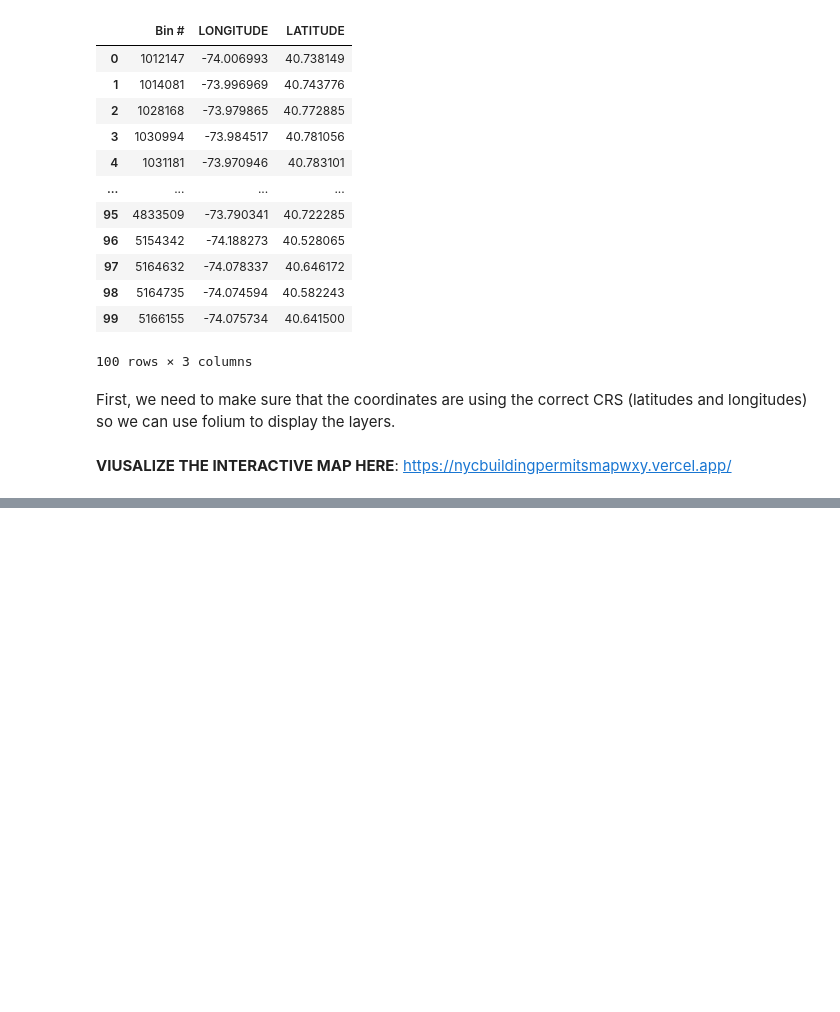
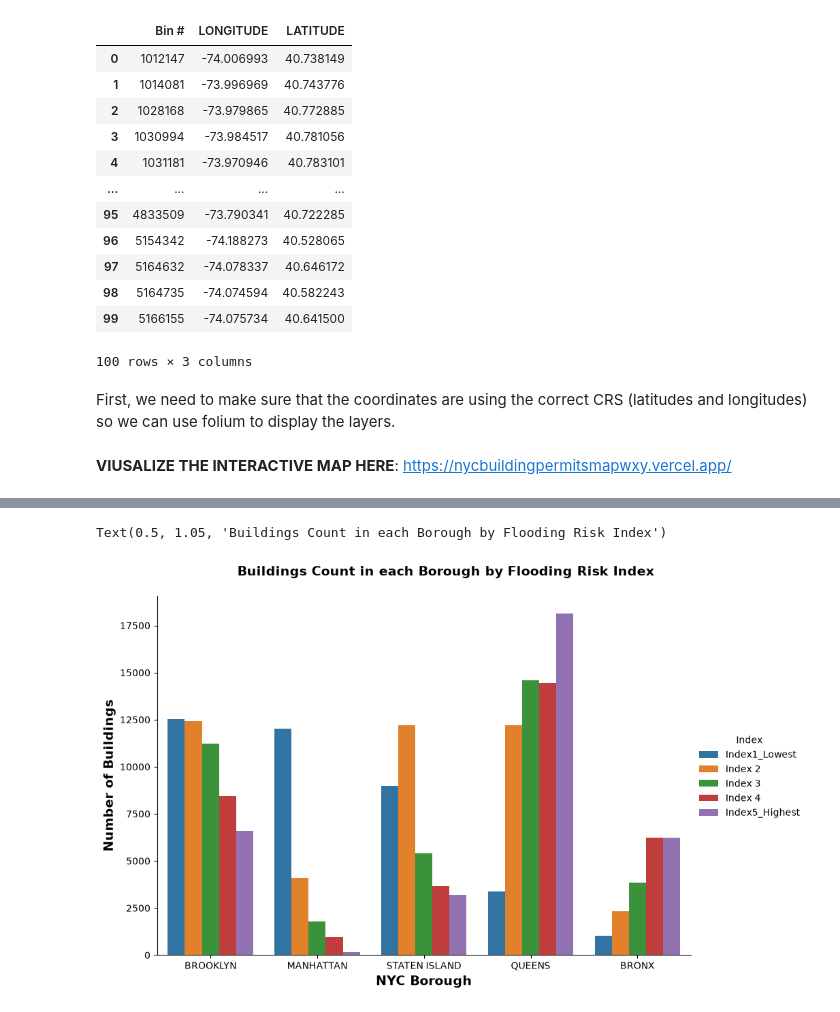
Before and after one commit to janmollet/WXY_ASSIGNMENT, a Jupyter notebook: part_b.ipynb, the cells around one changed output, grey strips where cells are left out. Cells and saved outputs as stored; diff of their text form; code cells hidden in the pictures; blank space fills up the shorter version.

```diff
--- a/part_b.ipynb
+++ b/part_b.ipynb
@@ -610,0 +670,3 @@ m.save("map_result/NYC_Building_Permits_Map.html")
+# %%
+group_by_building_joined_extra_data["geometry"] = gpd.points_from_xy(group_by_building_joined_extra_data["LONGITUDE"], group_by_building_joined_extra_data["LATITUDE"])
+group_by_building_joined_extra_data.head(10)
@@ -610,0 +948,8 @@ m.save("map_result/NYC_Building_Permits_Map.html")
+# %%
+flooding_index_2_group_by_BOROUGH.rename(columns={'size': 'Index 2'}, inplace=True)
+
+flooding_index_3_group_by_BOROUGH.rename(columns={'size': 'Index 3'}, inplace=True)
+
+merged_data_2_3 = pd.merge(flooding_index_2_group_by_BOROUGH, flooding_index_3_group_by_BOROUGH, on="BOROUGH")
+
+merged_data_2_3
@@ -610,0 +963,6 @@ m.save("map_result/NYC_Building_Permits_Map.html")
+# %%
+flooding_index_4_group_by_BOROUGH.rename(columns={'size': 'Index 4'}, inplace=True)
+
+merged_data_23_4 = pd.merge(merged_data_2_3, flooding_index_4_group_by_BOROUGH, on="BOROUGH")
+
+merged_data_23_4
@@ -610,0 +976,3 @@ m.save("map_result/NYC_Building_Permits_Map.html")
+# %%
+final_merge = pd.merge(merged_data, merged_data_23_4, on="BOROUGH")
+final_merge
@@ -610,0 +986,35 @@ m.save("map_result/NYC_Building_Permits_Map.html")
+# %%
+plot_data = final_merge.melt(
+    id_vars="BOROUGH",
+    value_vars=["Index1_Lowest","Index 2", "Index 3", "Index 4", "Index5_Highest"],
+    var_name="Index",
+    value_name="Number of Permits"
+)
+
+# Create the chart
+z = sns.catplot(
+    data=plot_data,
+    x="BOROUGH",
+    y="Number of Permits",
+    hue="Index",
+    kind="bar",
+    height=6,
+    aspect=1.5
+)
+
+z.set_axis_labels(
+    "NYC Borough",
+    "Number of Buildings",
+    fontsize=14,
+    fontweight="bold"
+)
+
+z.figure.suptitle(
+    "Buildings Count in each Borough by Flooding Risk Index",
+    fontsize=14,
+    fontweight="bold",
+    y=1.05
+)
+# %% [output]
+Text(0.5, 1.05, 'Buildings Count in each Borough by Flooding Risk Index')
+[figure, added]
```
Also changed, not shown: parts of 64 cells of this notebook, 5 other files.
